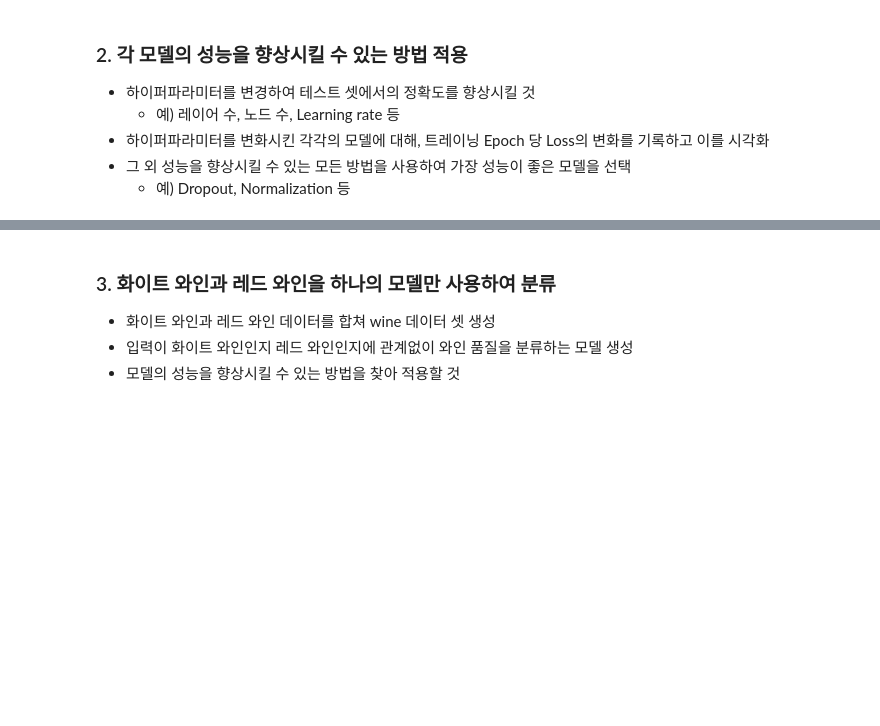
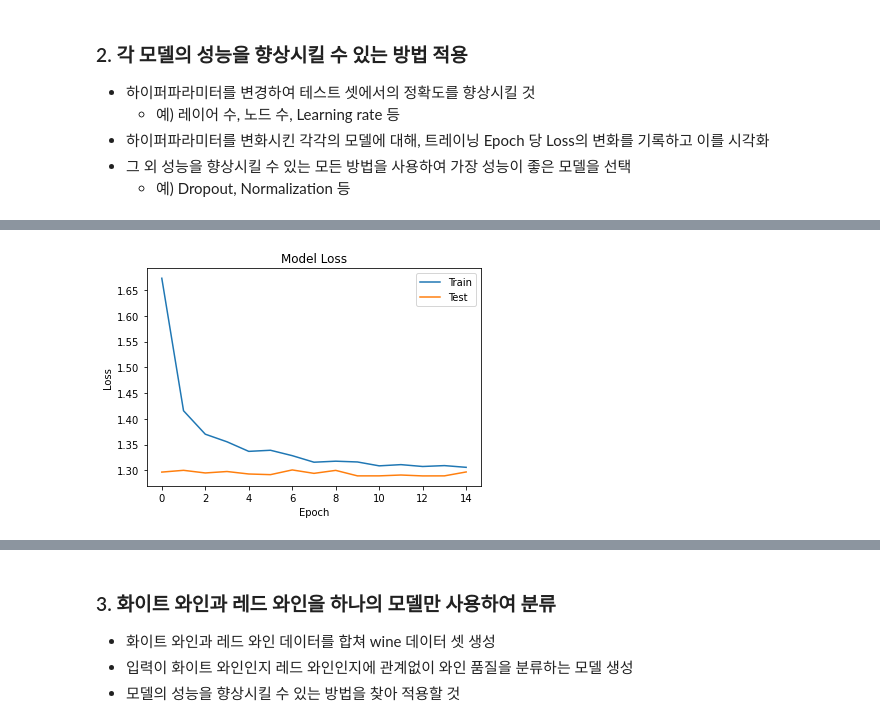
Before and after one commit to ark10806/wine_classifier, a Jupyter notebook: WindClassifier.ipynb, the cells around one changed output, grey strips where cells are left out. Drawn from its saved outputs; the diff is of its cells as text; code cells hidden in the pictures; blank space fills up the shorter version.

```diff
--- a/WindClassifier.ipynb
+++ b/WindClassifier.ipynb
@@ -136,2 +112,0 @@ generate_data(white_wine, 0)
-# %%
-x_train, y_train, x_test, y_test = generate_data(white_wine, 0.7)
@@ -141,0 +172,8 @@ TypeError: cannot unpack non-iterable NoneType object
+# %%
+make_label()
+x_train, y_train, x_test, y_test = generate_data(white_wine, 0.8)
+y_train = one_hot_enc(y_train)
+y_test = one_hot_enc(y_test)
+
+display(x_train)
+display(y_train)
@@ -191,0 +259,75 @@ pass
+# %%
+##########################################################
+class DNN(models.Model):
+    def __init__(self, n_in, n_h, n_h2, n_h3, n_h4, n_h5, n_h6, n_h7, n_h8, n_h9, n_out):
+        hidden = layers.Dense(n_h)
+        hidden2 = layers.Dense(n_h2)
+        hidden3 = layers.Dense(n_h3)
+        hidden4 = layers.Dense(n_h4)
+        hidden5 = layers.Dense(n_h5)
+        hidden6 = layers.Dense(n_h6)
+        hidden7 = layers.Dense(n_h7)
+        hidden8 = layers.Dense(n_h8)
+        hidden9 = layers.Dense(n_h9)
+        hidden10 = layers.Dense(n_h9)
+        sigmoid = layers.Activation('sigmoid')
+        output = layers.Dense(n_out)
+        relu = layers.Activation('softplus')
+        softmax = layers.Activation('softmax')
+        dropout_4 = layers.Dropout(0.48)
+        dropout_2 = layers.Dropout(0.2)
+
+        x = layers.Input(shape=(n_in,))
+        h = relu(hidden(x))
+        h = relu(hidden2(h))
+        h = dropout_4(h)
+        h = relu(hidden3(h))
+        h = dropout_2(h)
+        h = relu(hidden4(h))
+        h = relu(hidden5(h))
+        h = relu(hidden6(h))
+        h = dropout_2(h)
+        h = relu(hidden7(h))
+        h = dropout_4(h)
+        h = relu(hidden8(h))
+        h = dropout_4(h)
+        h = relu(hidden9(h))
+        h = dropout_2(h)
+        h = hidden10(h)
+        y = softmax(output(h))
+
+        adam_slow = optimizers.Adam(lr=0.0008, beta_1=0.80)
+
+        super().__init__(x, y)
+        self.compile(loss='categorical_crossentropy',
+                    optimizer=adam_slow,
+                    metrics=['accuracy'])
+
+n_in = 11
+n_h = 128
+n_h2 = 96
+n_h3 = 64
+n_h4 = 32
+n_h5 = 16
+n_h6 = n_h4
+n_h7 = n_h3
+n_h8 = n_h2
+n_h9 = n_h
+n_out = 10
+BATCH_SIZE = 200
+model = DNN(n_in, n_h, n_h2, n_h3, n_h4, n_h5, n_h6, n_h7, n_h8, n_h9, n_out)
+
+history = model.fit(x_train, y_train, epochs=15,
+                    batch_size=BATCH_SIZE, validation_split=0.2,
+                    verbose=1)
+
+performance_test = model.evaluate(x_test, y_test, batch_size=BATCH_SIZE)
+
+print(f'\nTest Loss: {performance_test}')
+
+plot_loss(history)
+plt.show()
+plot_acc(history)
+plt.show()
+###########################################################
+# %% [output]
@@ -191,0 +351 @@ pass
+[figure, added]
```
Also changed, not shown: parts of 14 cells of this notebook, 6 other files.
